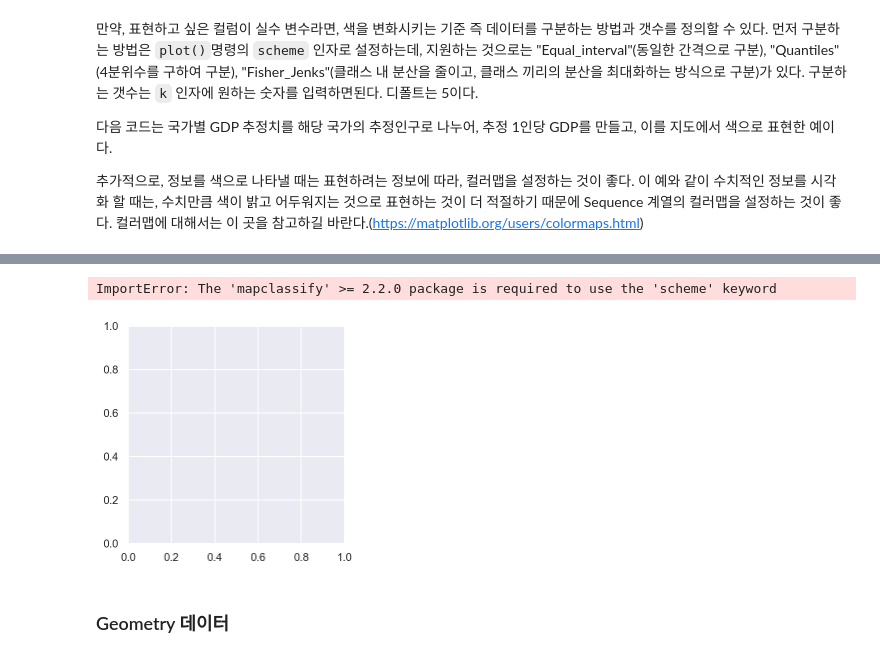
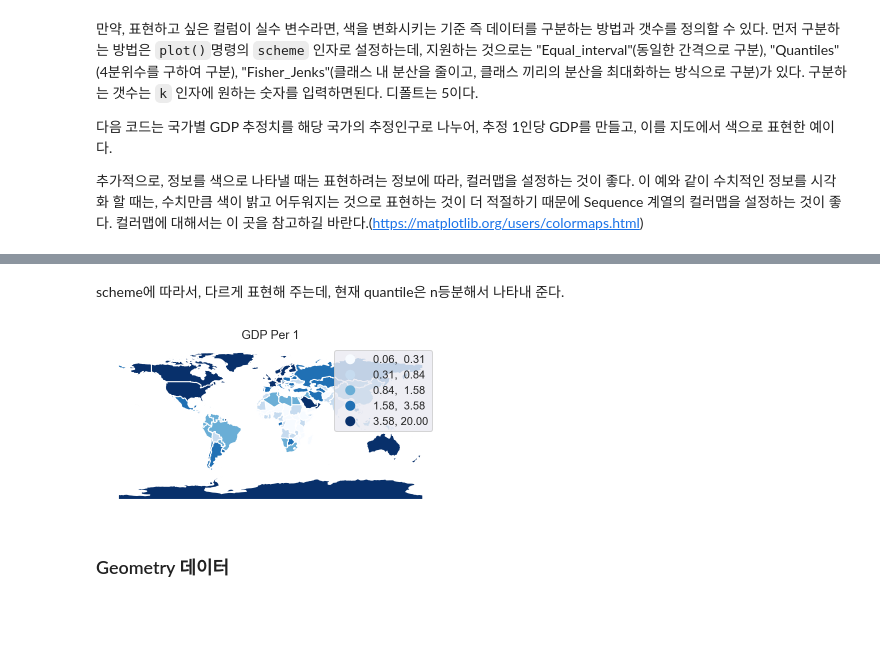
Before and after one commit to saanghyuk/0B-python, a Jupyter notebook: data_analysis/4_05_Geo_Pre_Processing.ipynb, the cells around one changed output, grey strips where cells are left out. Drawn from its saved outputs; the diff is of its cells as text; code cells hidden in the pictures; blank space fills up the shorter version.

```diff
--- a/data_analysis/4_05_Geo_Pre_Processing.ipynb
+++ b/data_analysis/4_05_Geo_Pre_Processing.ipynb
@@ -77,14 +113,15 @@ plt.show()
+# %% [markdown]
+scheme에 따라서, 다르게 표현해 주는데, 현재 quantile은 n등분해서 나타내 준다.
 # %%
 # 1인당 GDP 연산
 countries['gdp_per_cap'] = countries['gdp_md_est'] / countries['pop_est'] * 100
 
 ax = countries.plot(column='gdp_per_cap', legend=True, scheme='quantiles', cmap="Blues", k=5)
 ax.set_axis_off()
-ax.set_title("세계 국가의 1인당 GDP")
+ax.set_title("GDP Per 1")
 plt.show()
 # %% [output]
-ImportError: The 'mapclassify' >= 2.2.0 package is required to use the 'scheme' keyword
-[figure, old version]
+[figure, new version]
 # %% [markdown]
 ### Geometry 데이터
 # %% [markdown]
```
Also changed, not shown: parts of 35 cells of this notebook, 3 other files.
